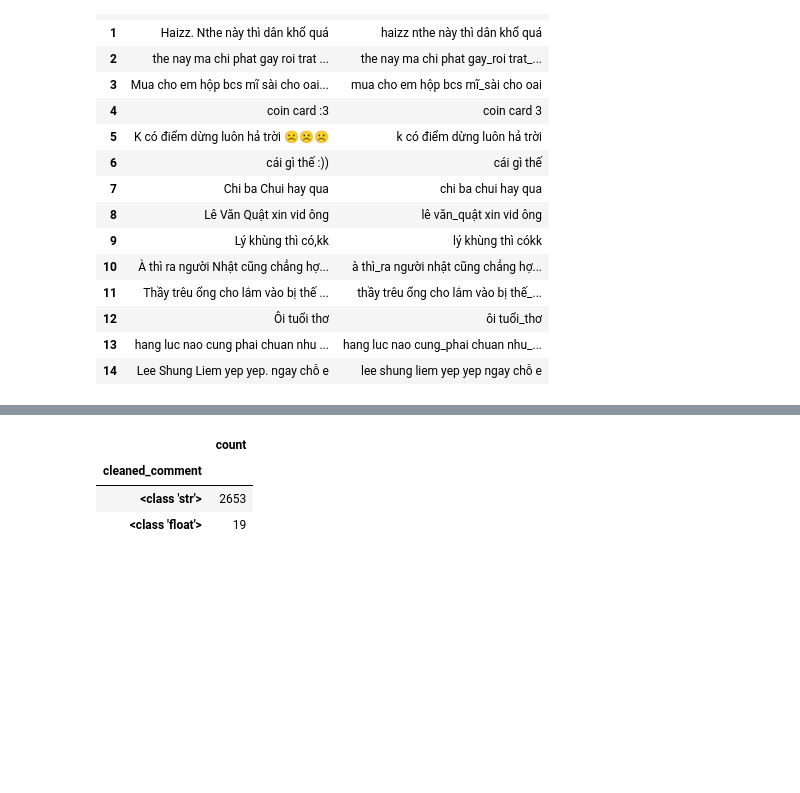
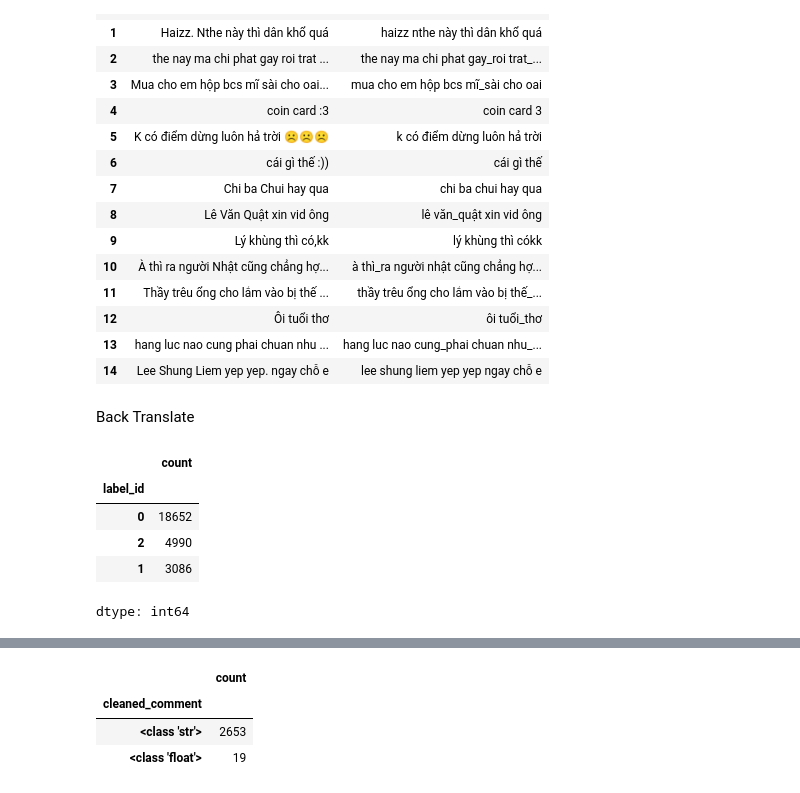
Before and after one commit to DuyMinhDo/Vietnamese-Hate-Speech-Detection, a Jupyter notebook: notebooks/EDA.ipynb, the cells around one changed output, grey strips where cells are left out. Saved outputs shown, nothing was run; the diff lists cells and outputs as text; code cells hidden in the pictures; blank space fills up the shorter version.

```diff
--- a/notebooks/EDA.ipynb
+++ b/notebooks/EDA.ipynb
@@ -365,3 +418,5 @@ test_set[['free_text', 'cleaned_comment']].head(15)
 | 12 | Ôi tuổi thơ | ôi tuổi_thơ |
 | 13 | hang luc nao cung phai chuan nhu ... | hang luc nao cung_phai chuan nhu_... |
 | 14 | Lee Shung Liem yep yep. ngay chỗ e | lee shung liem yep yep ngay chỗ e |
+# %% [markdown]
+Back Translate
@@ -367,0 +436,9 @@ test_set[['free_text', 'cleaned_comment']].head(15)
+# %%
+df_augmented['label_id'].value_counts()
+# %% [output]
+|  | count |
+| label_id |  |
+| 0 | 18652 |
+| 2 | 4990 |
+| 1 | 3086 |
+dtype: int64
```
Also changed, not shown: parts of 22 cells of this notebook, 1 other file.
